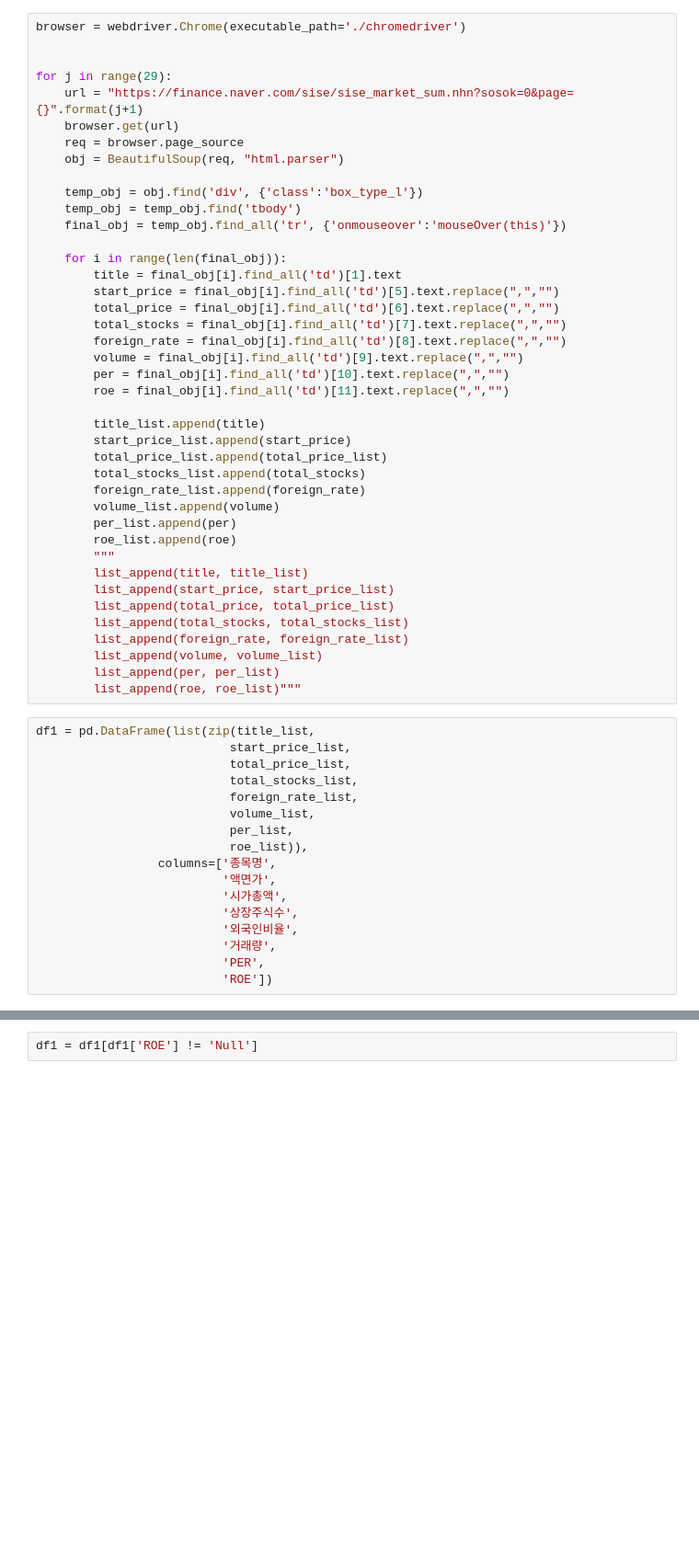
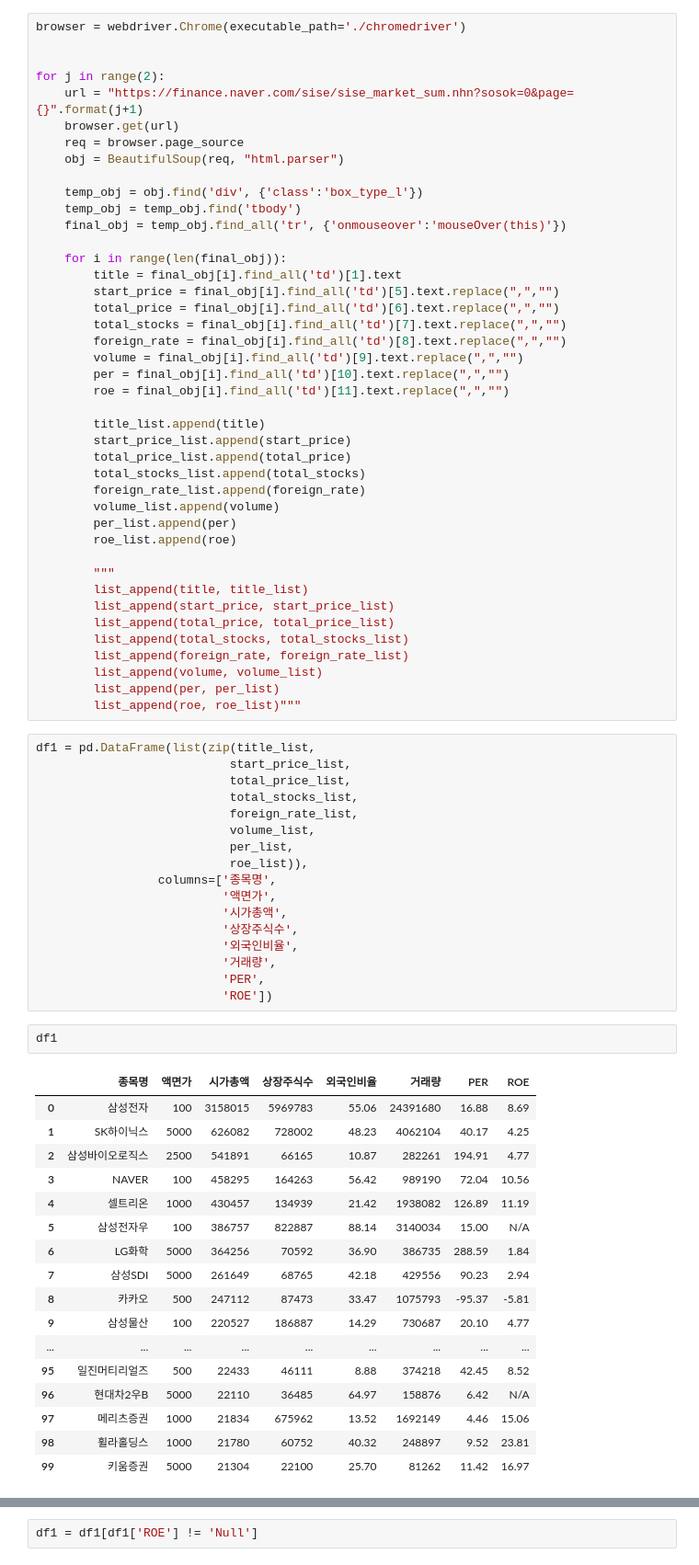
Before and after one commit to nosangho/Stock, a Jupyter notebook: crawler.ipynb, the cells around one changed output, grey strips where cells are left out. Shown at 92% size. Saved outputs shown, nothing was run; the diff lists cells and outputs as text; blank space fills up the shorter version.

```diff
--- a/crawler.ipynb
+++ b/crawler.ipynb
@@ -27,7 +27,7 @@ def list_append(value, list_name):
 browser = webdriver.Chrome(executable_path='./chromedriver')
 
 
-for j in range(29):
+for j in range(2):
     url = "https://finance.naver.com/sise/sise_market_sum.nhn?sosok=0&page={}".format(j+1)
     browser.get(url)
     req = browser.page_source
@@ -49,12 +49,13 @@ for j in range(29):
 
         title_list.append(title)
         start_price_list.append(start_price)
-        total_price_list.append(total_price_list)
+        total_price_list.append(total_price)
         total_stocks_list.append(total_stocks)
         foreign_rate_list.append(foreign_rate)
         volume_list.append(volume)
         per_list.append(per)
         roe_list.append(roe)
+
         """
         list_append(title, title_list)
         list_append(start_price, start_price_list)
@@ -81,3 +82,23 @@ df1 = pd.DataFrame(list(zip(title_list,
                           '거래량',
                           'PER',
                           'ROE'])
+# %%
+df1
+# %% [output]
+|  | 종목명 | 액면가 | 시가총액 | 상장주식수 | 외국인비율 | 거래량 | PER | ROE |
+| 0 | 삼성전자 | 100 | 3158015 | 5969783 | 55.06 | 24391680 | 16.88 | 8.69 |
+| 1 | SK하이닉스 | 5000 | 626082 | 728002 | 48.23 | 4062104 | 40.17 | 4.25 |
+| 2 | 삼성바이오로직스 | 2500 | 541891 | 66165 | 10.87 | 282261 | 194.91 | 4.77 |
+| 3 | NAVER | 100 | 458295 | 164263 | 56.42 | 989190 | 72.04 | 10.56 |
+| 4 | 셀트리온 | 1000 | 430457 | 134939 | 21.42 | 1938082 | 126.89 | 11.19 |
+| 5 | 삼성전자우 | 100 | 386757 | 822887 | 88.14 | 3140034 | 15.00 | N/A |
+| 6 | LG화학 | 5000 | 364256 | 70592 | 36.90 | 386735 | 288.59 | 1.84 |
+| 7 | 삼성SDI | 5000 | 261649 | 68765 | 42.18 | 429556 | 90.23 | 2.94 |
+| 8 | 카카오 | 500 | 247112 | 87473 | 33.47 | 1075793 | -95.37 | -5.81 |
+| 9 | 삼성물산 | 100 | 220527 | 186887 | 14.29 | 730687 | 20.10 | 4.77 |
+| ... | ... | ... | ... | ... | ... | ... | ... | ... |
+| 95 | 일진머티리얼즈 | 500 | 22433 | 46111 | 8.88 | 374218 | 42.45 | 8.52 |
+| 96 | 현대차2우B | 5000 | 22110 | 36485 | 64.97 | 158876 | 6.42 | N/A |
+| 97 | 메리츠증권 | 1000 | 21834 | 675962 | 13.52 | 1692149 | 4.46 | 15.06 |
+| 98 | 휠라홀딩스 | 1000 | 21780 | 60752 | 40.32 | 248897 | 9.52 | 23.81 |
+| 99 | 키움증권 | 5000 | 21304 | 22100 | 25.70 | 81262 | 11.42 | 16.97 |
```
Also changed, not shown: parts of 1 cell of this notebook.
